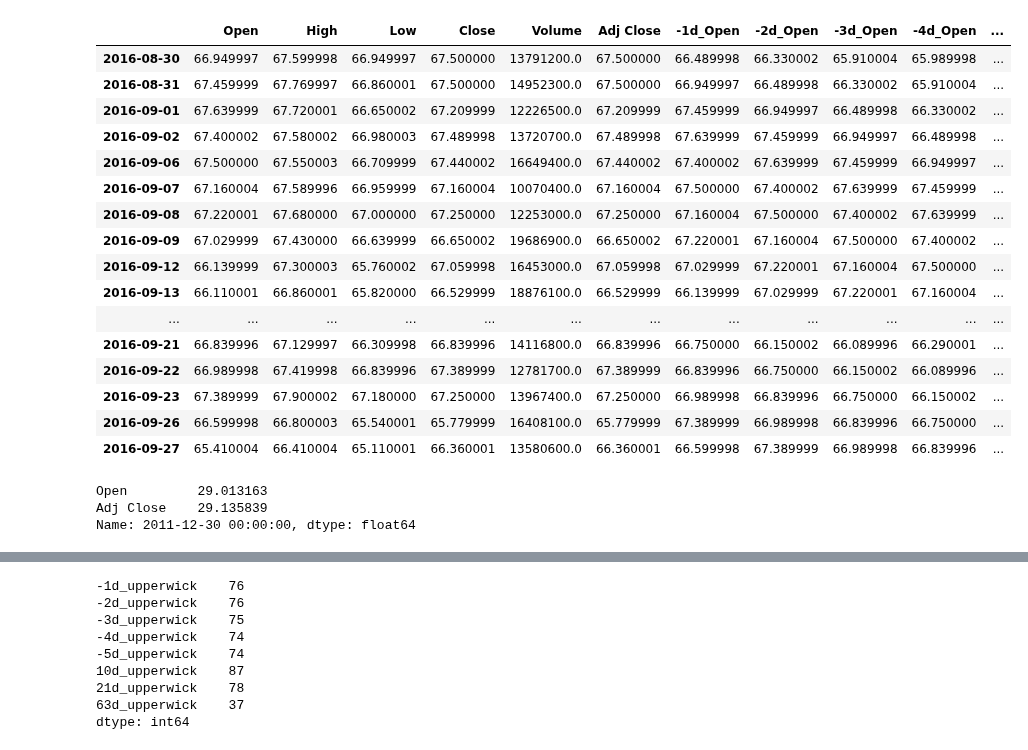
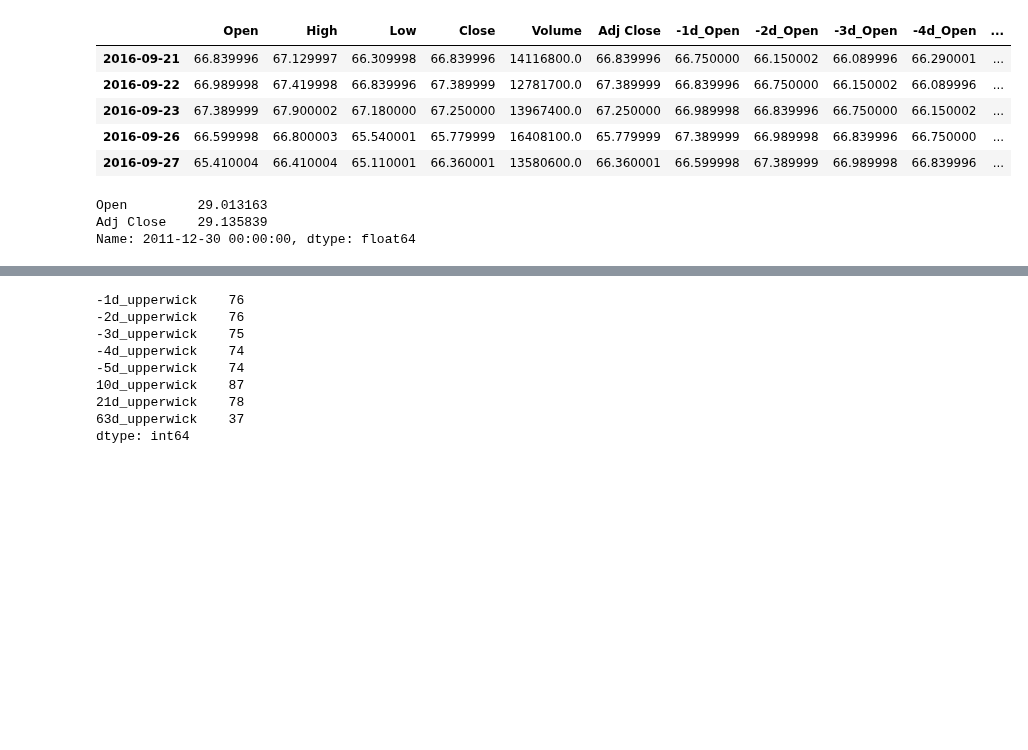
Before and after one commit to savourylie/Stock-Price-Forecaster, a Jupyter notebook: TradingBot/TradingBot.ipynb, the cells around one changed output, grey strips where cells are left out. Cells and saved outputs as stored; diff of their text form; code cells hidden in the pictures; blank space fills up the shorter version.

```diff
--- a/TradingBot/TradingBot.ipynb
+++ b/TradingBot/TradingBot.ipynb
@@ -116,30 +443,19 @@ dtype: int64
 # %%
 dfMain['100d_Avg_Vol'] = dfMain['Volume'].shift().rolling(window=100).mean() * 1.5
 dfMain['100d_Max_Vol'] = dfMain['Volume'].shift().rolling(window=100).max()
 
 dfMain['Abs_Spread'] = np.abs(dfMain['Close'] - dfMain['Open'])
 dfMain['Abs_Spread_Shift1'] = dfMain['Abs_Spread'].shift()
 
 dfMain['100d_Avg_Spread'] = dfMain['Abs_Spread_Shift1'].rolling(window=100).mean() * 1.5
 dfMain['100d_Max_Spread'] = dfMain['100d_High'] - dfMain['100d_Low']
 
 dfMain.drop(['Abs_Spread_Shift1', 'Abs_Spread'], axis=1, inplace=True)
 
-display(dfMain.tail(20))
+display(dfMain.tail())
 display(dfMain.ix[datetime(2011, 12, 30)][['Open', 'Adj Close']])
 # %% [output]
 |  | Open | High | Low | Close | Volume | Adj Close | -1d_Open | -2d_Open | -3d_Open | -4d_Open | ... |
-| 2016-08-30 | 66.949997 | 67.599998 | 66.949997 | 67.500000 | 13791200.0 | 67.500000 | 66.489998 | 66.330002 | 65.910004 | 65.989998 | ... |
-| 2016-08-31 | 67.459999 | 67.769997 | 66.860001 | 67.500000 | 14952300.0 | 67.500000 | 66.949997 | 66.489998 | 66.330002 | 65.910004 | ... |
-| 2016-09-01 | 67.639999 | 67.720001 | 66.650002 | 67.209999 | 12226500.0 | 67.209999 | 67.459999 | 66.949997 | 66.489998 | 66.330002 | ... |
-| 2016-09-02 | 67.400002 | 67.580002 | 66.980003 | 67.489998 | 13720700.0 | 67.489998 | 67.639999 | 67.459999 | 66.949997 | 66.489998 | ... |
-| 2016-09-06 | 67.500000 | 67.550003 | 66.709999 | 67.440002 | 16649400.0 | 67.440002 | 67.400002 | 67.639999 | 67.459999 | 66.949997 | ... |
-| 2016-09-07 | 67.160004 | 67.589996 | 66.959999 | 67.160004 | 10070400.0 | 67.160004 | 67.500000 | 67.400002 | 67.639999 | 67.459999 | ... |
-| 2016-09-08 | 67.220001 | 67.680000 | 67.000000 | 67.250000 | 12253000.0 | 67.250000 | 67.160004 | 67.500000 | 67.400002 | 67.639999 | ... |
-| 2016-09-09 | 67.029999 | 67.430000 | 66.639999 | 66.650002 | 19686900.0 | 66.650002 | 67.220001 | 67.160004 | 67.500000 | 67.400002 | ... |
-| 2016-09-12 | 66.139999 | 67.300003 | 65.760002 | 67.059998 | 16453000.0 | 67.059998 | 67.029999 | 67.220001 | 67.160004 | 67.500000 | ... |
-| 2016-09-13 | 66.110001 | 66.860001 | 65.820000 | 66.529999 | 18876100.0 | 66.529999 | 66.139999 | 67.029999 | 67.220001 | 67.160004 | ... |
-| ... | ... | ... | ... | ... | ... | ... | ... | ... | ... | ... | ... |
 | 2016-09-21 | 66.839996 | 67.129997 | 66.309998 | 66.839996 | 14116800.0 | 66.839996 | 66.750000 | 66.150002 | 66.089996 | 66.290001 | ... |
 | 2016-09-22 | 66.989998 | 67.419998 | 66.839996 | 67.389999 | 12781700.0 | 67.389999 | 66.839996 | 66.750000 | 66.150002 | 66.089996 | ... |
 | 2016-09-23 | 67.389999 | 67.900002 | 67.180000 | 67.250000 | 13967400.0 | 67.250000 | 66.989998 | 66.839996 | 66.750000 | 66.150002 | ... |
```
Also changed, not shown: parts of 33 cells of this notebook, 6 other files.
